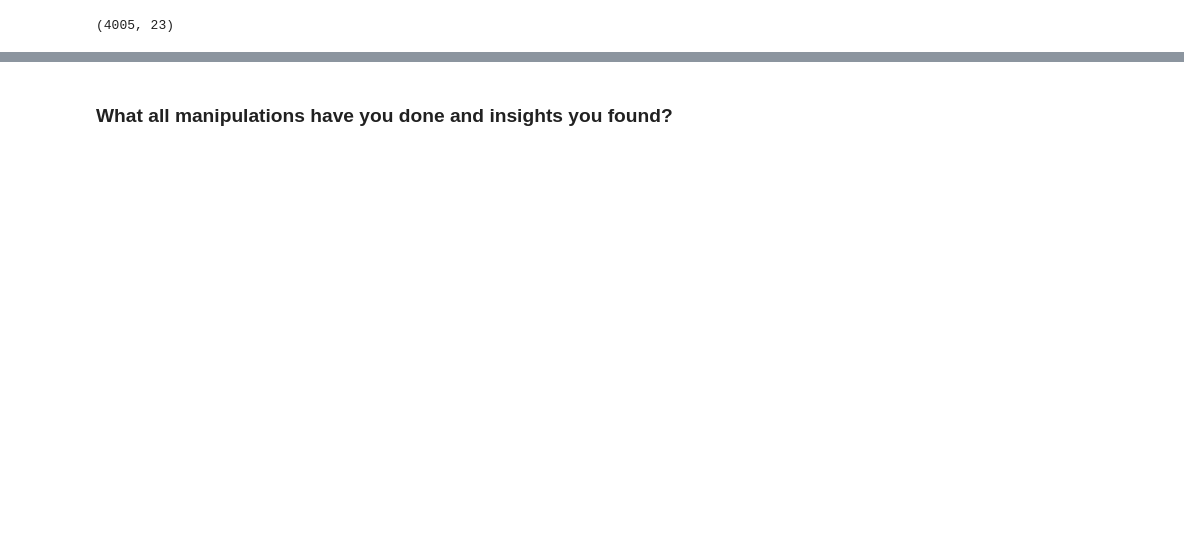
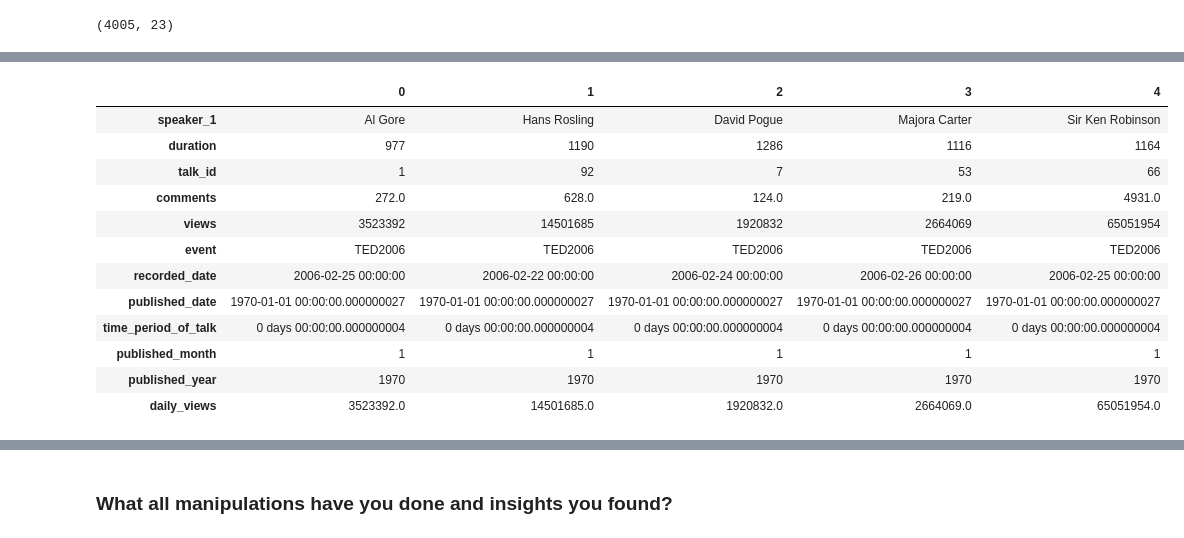
Before and after one commit to abhishekdhasmana17/ted-talk-view-prediction, a Jupyter notebook: Ted_Talk_Views_Prediction.ipynb, the cells around one changed output, grey strips where cells are left out. Saved outputs shown, nothing was run; the diff lists cells and outputs as text; code cells hidden in the pictures; blank space fills up the shorter version.

```diff
--- a/Ted_Talk_Views_Prediction.ipynb
+++ b/Ted_Talk_Views_Prediction.ipynb
@@ -532,3 +534,21 @@ df_new.head().T
+# %%
+#this df is mainly focused on numeric values which will be used in EDA
+df_new = df[speaker + digital_df + target  + class_df + date_data_df ]
+df_new.head().T
+# %% [output]
+|  | 0 | 1 | 2 | 3 | 4 |
+| speaker_1 | Al Gore | Hans Rosling | David Pogue | Majora Carter | Sir Ken Robinson |
+| duration | 977 | 1190 | 1286 | 1116 | 1164 |
+| talk_id | 1 | 92 | 7 | 53 | 66 |
+| comments | 272.0 | 628.0 | 124.0 | 219.0 | 4931.0 |
+| views | 3523392 | 14501685 | 1920832 | 2664069 | 65051954 |
+| event | TED2006 | TED2006 | TED2006 | TED2006 | TED2006 |
+| recorded_date | 2006-02-25 00:00:00 | 2006-02-22 00:00:00 | 2006-02-24 00:00:00 | 2006-02-26 00:00:00 | 2006-02-25 00:00:00 |
+| published_date | 1970-01-01 00:00:00.000000027 | 1970-01-01 00:00:00.000000027 | 1970-01-01 00:00:00.000000027 | 1970-01-01 00:00:00.000000027 | 1970-01-01 00:00:00.000000027 |
+| time_period_of_talk | 0 days 00:00:00.000000004 | 0 days 00:00:00.000000004 | 0 days 00:00:00.000000004 | 0 days 00:00:00.000000004 | 0 days 00:00:00.000000004 |
+| published_month | 1 | 1 | 1 | 1 | 1 |
+| published_year | 1970 | 1970 | 1970 | 1970 | 1970 |
+| daily_views | 3523392.0 | 14501685.0 | 1920832.0 | 2664069.0 | 65051954.0 |
 # %%
 df_new.shape
 # %% [output]
```
Also changed, not shown: parts of 7 cells of this notebook.
